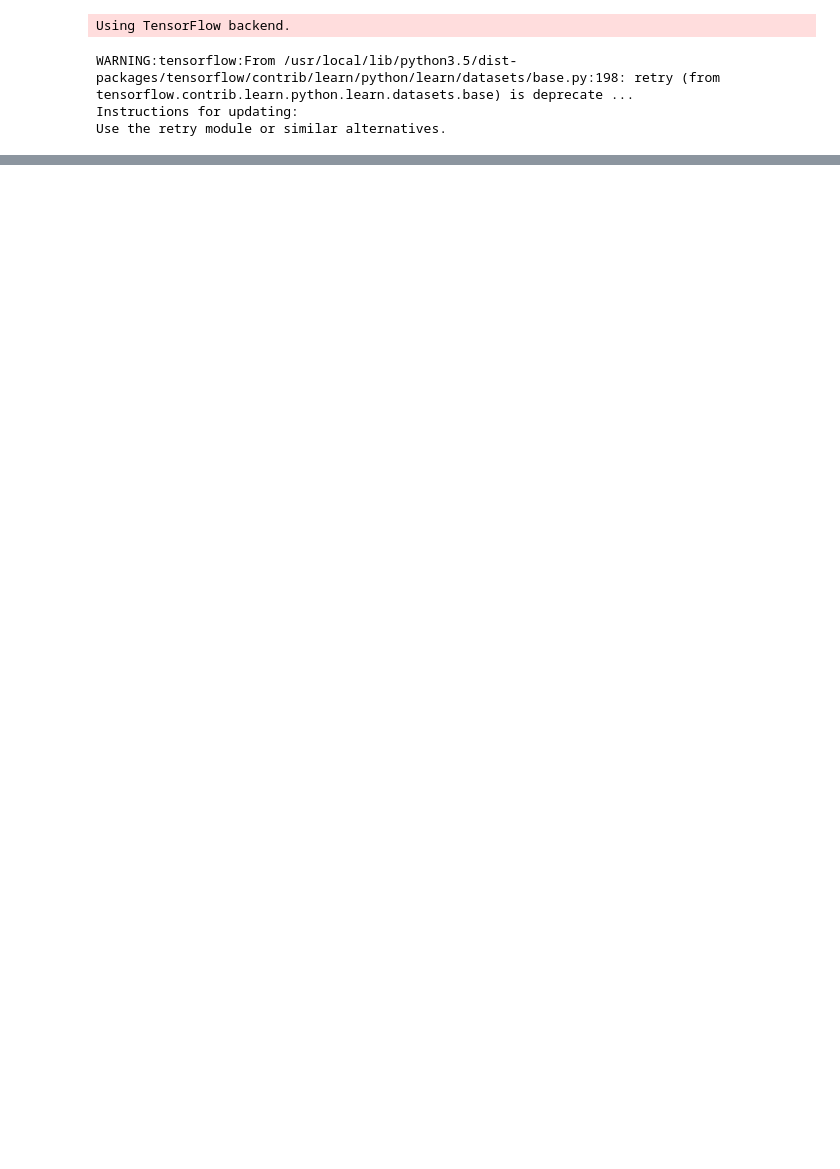
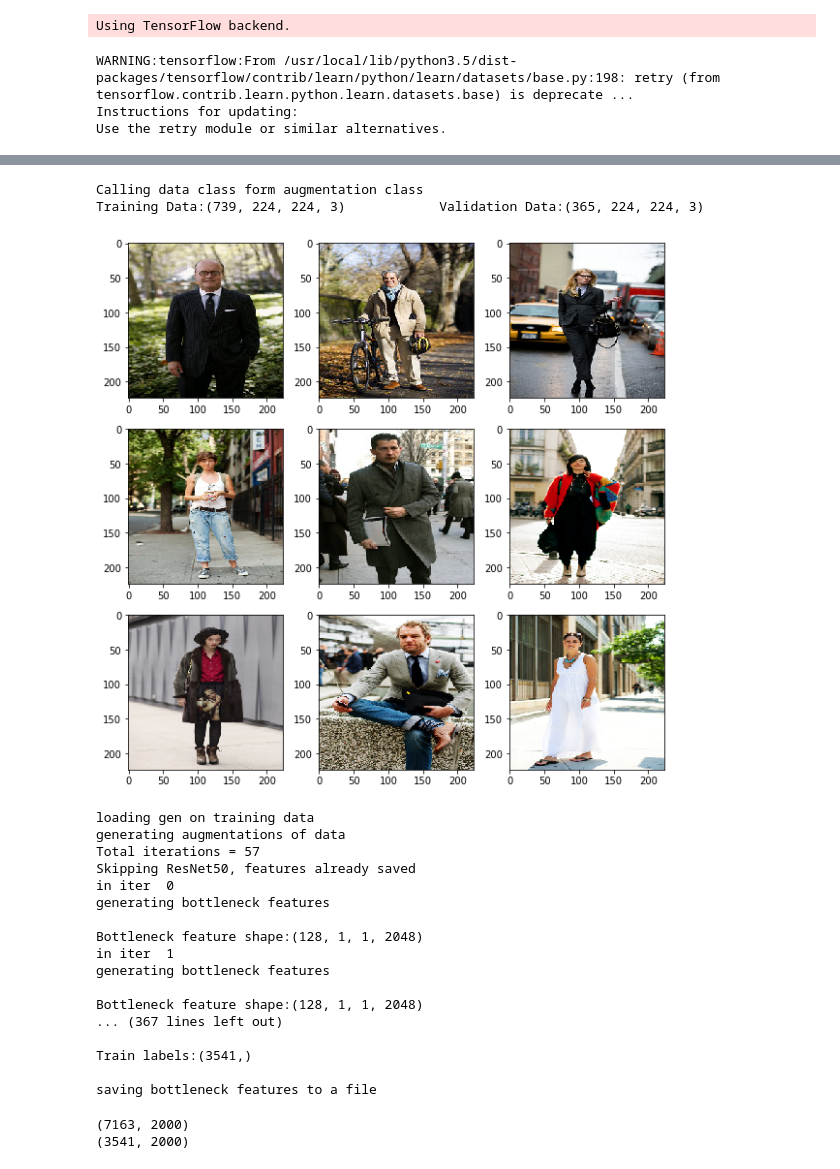
Before and after one commit to sk-g/TransferLearning, a Jupyter notebook: keras_.ipynb, the cells around one changed output, grey strips where cells are left out. Cells and saved outputs as stored; diff of their text form; code cells hidden in the pictures; blank space fills up the shorter version.

```diff
--- a/keras_.ipynb
+++ b/keras_.ipynb
@@ -47,4 +56,0 @@ labels = os.sep+'labels'+os.sep+'category_GT.mat'
-# %%
-mat_contents = sio.loadmat(os.getcwd() + labels)['GT']
-train_labels=np.array(mat_contents)
-train_labels.shape
@@ -53,4 +56,0 @@ train_labels.shape
-# %%
-file_list = [f for f in os.listdir(os.getcwd() + image_dir) if os.path.isfile(os.path.join(os.getcwd() + image_dir, f))]
-file_list.sort()
-len(file_list)
@@ -84,11 +56,0 @@ Training Data shape:(1856, 150, 150, 3)
-# %%
-def dropData(inputs,labels):
-    # some images do not have labels because
-    # it was not possible for an agreed label
-    # for some images. We drop them.
-
-    ret_data = inputs[np.isfinite(np.ravel(labels))]
-    ret_labels = labels[np.isfinite(labels)]
-    return(ret_data,ret_labels)
-
-train_data,train_labels = dropData(train_data,train_labels)
@@ -120,10 +56,0 @@ Trainin Data:(739, 150, 150, 3)Validation Data:(365, 150, 150, 3)
-# %%
-def plot_first_n_images(img_list=img_list,n=9):
-    # load data
-    # create a grid of 3x3 images
-    plt.figure(figsize = (8,8))
-    for i in range(0, n):
-        plt.subplot(330 + 1 + i)
-        plt.imshow(img_list[i])
-    # show the plot
-    plt.show()
@@ -233,0 +328,28 @@ generating bottleneck features
+# %%
+augmenter = Augmentation(model = 'ResNet50')
+augmenter.data_object.plot_first_n_images()
+train_data_aug, train_labels_aug, bottleneck_features_train = augmenter.save_bottleneck_features(
+    train = True)
+test_data_aug, test_labels_aug, bottleneck_features_test = augmenter.save_bottleneck_features(
+    train = False)
+# %% [output]
+Calling data class form augmentation class
+Training Data:(739, 224, 224, 3)            Validation Data:(365, 224, 224, 3)
+[figure, added]
+loading gen on training data
+generating augmentations of data
+Total iterations = 57
+Skipping ResNet50, features already saved
+in iter  0
+generating bottleneck features
+
+Bottleneck feature shape:(128, 1, 1, 2048)
+in iter  1
+generating bottleneck features
+
+Bottleneck feature shape:(128, 1, 1, 2048)
+... (367 lines left out)
+
+Train labels:(3541,)
+
+saving bottleneck features to a file
@@ -233,0 +359,6 @@ generating bottleneck features
+# %%
+train_data_flat_pca = flatten(bottleneck_features_train)
+test_data_flat_pca = flatten(bottleneck_features_test)
+# %% [output]
+(7163, 2000)
+(3541, 2000)
```
Also changed, not shown: parts of 21 cells of this notebook, 2 other files.
